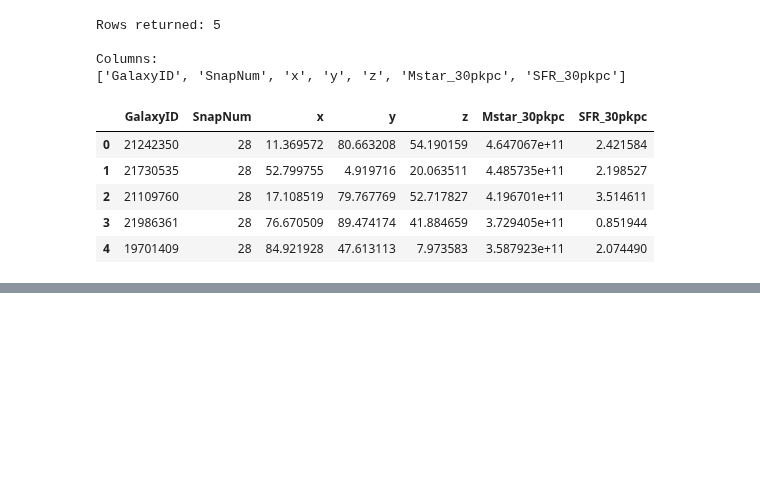
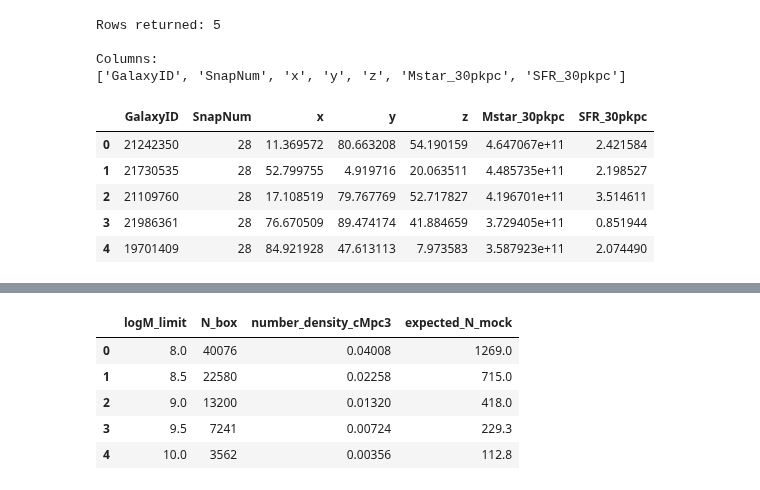
Before and after one commit to saatour/GW170817, a Jupyter notebook: 20261013_EAGLE_simulation_analysis_Chapter6.ipynb, the cells around one changed output, grey strips where cells are left out. Cells and saved outputs as stored; diff of their text form; code cells hidden in the pictures; blank space fills up the shorter version.

```diff
--- a/20261013_EAGLE_simulation_analysis_Chapter6.ipynb
+++ b/20261013_EAGLE_simulation_analysis_Chapter6.ipynb
@@ -625,0 +800,51 @@ Columns:
+# %%
+# Candidate stellar-mass thresholds
+log_mass_limits = np.array([
+    8.0, 8.5, 9.0, 9.5, 10.0
+])
+
+# EAGLE box volume in comoving Mpc^3
+box_volume = BOX_SIZE_CMPC**3
+
+# GW190814 90% HPD-equivalent volume
+mock_volume = V90
+
+results = []
+
+for log_limit in log_mass_limits:
+
+    mass_limit = 10**log_limit
+
+    selected = eagle[
+        eagle["Mstar_30pkpc"] > mass_limit
+    ]
+
+    n_galaxies = len(selected)
+
+    number_density = n_galaxies / box_volume
+
+    # Mean expected count in an equivalent volume
+    expected_count = number_density * mock_volume
+
+    results.append({
+        "logM_limit": log_limit,
+        "N_box": n_galaxies,
+        "number_density_cMpc3": number_density,
+        "expected_N_mock": expected_count
+    })
+
+threshold_df = pd.DataFrame(results)
+
+display(
+    threshold_df.round({
+        "number_density_cMpc3": 5,
+        "expected_N_mock": 1
+    })
+)
+# %% [output]
+|  | logM_limit | N_box | number_density_cMpc3 | expected_N_mock |
+| 0 | 8.0 | 40076 | 0.04008 | 1269.0 |
+| 1 | 8.5 | 22580 | 0.02258 | 715.0 |
+| 2 | 9.0 | 13200 | 0.01320 | 418.0 |
+| 3 | 9.5 | 7241 | 0.00724 | 229.3 |
+| 4 | 10.0 | 3562 | 0.00356 | 112.8 |
```
Also changed, not shown: parts of 3 cells of this notebook.
